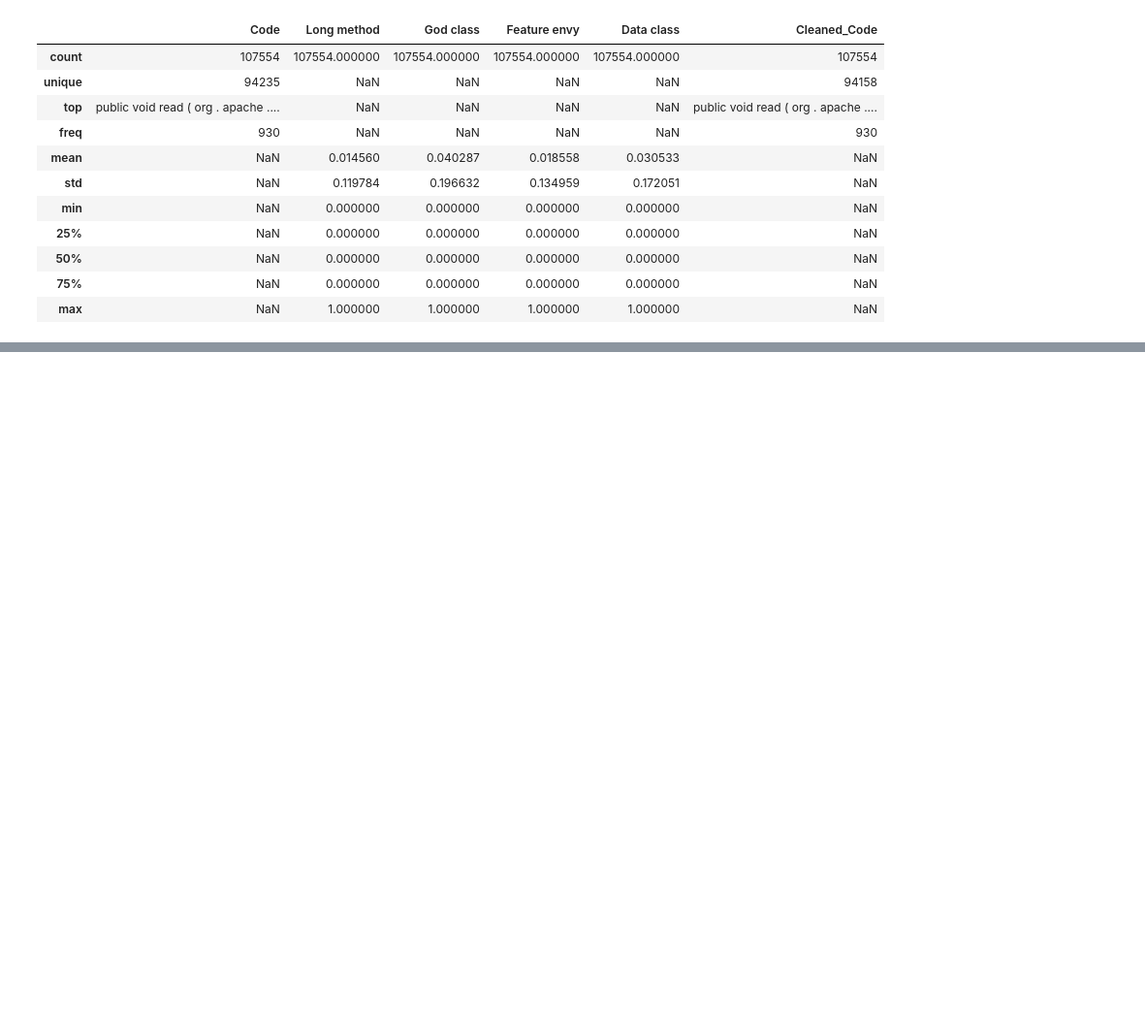
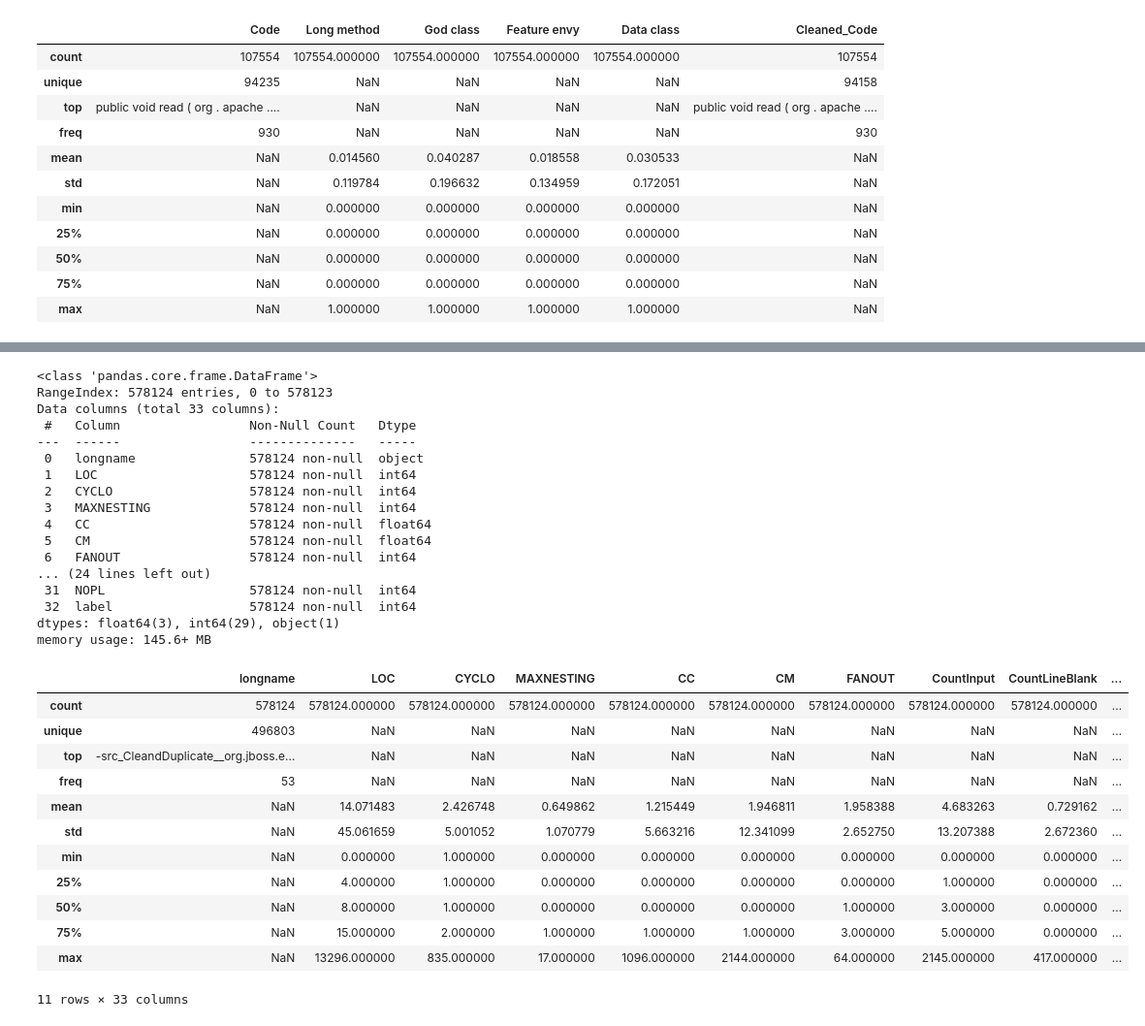
Before and after one commit to stdev33/goit-cp-code-smell-transformers, a Jupyter notebook: notebooks/analysis.ipynb, the cells around one changed output, grey strips where cells are left out. Shown at 97% size. Saved outputs shown, nothing was run; the diff lists cells and outputs as text; code cells hidden in the pictures; blank space fills up the shorter version.

Commit message:
import and prepare of CSQADataset to use with classic ML models

```diff
--- a/notebooks/analysis.ipynb
+++ b/notebooks/analysis.ipynb
@@ -192,0 +235,40 @@ memory usage: 4.9+ MB
+# %%
+import pandas as pd
+
+df_method = pd.read_csv('../data/raw/50169270_DS_Method/FeatureEnvy_CombinedAll_LabeledByMedian_Shuffled.csv')
+
+df_method.head()
+
+df_method.info()
+df_method.describe(include='all')
+# %% [output]
+<class 'pandas.core.frame.DataFrame'>
+RangeIndex: 578124 entries, 0 to 578123
+Data columns (total 33 columns):
+ #   Column                 Non-Null Count   Dtype
+---  ------                 --------------   -----
+ 0   longname               578124 non-null  object
+ 1   LOC                    578124 non-null  int64
+ 2   CYCLO                  578124 non-null  int64
+ 3   MAXNESTING             578124 non-null  int64
+ 4   CC                     578124 non-null  float64
+ 5   CM                     578124 non-null  float64
+ 6   FANOUT                 578124 non-null  int64
+... (24 lines left out)
+ 31  NOPL                   578124 non-null  int64
+ 32  label                  578124 non-null  int64
+dtypes: float64(3), int64(29), object(1)
+memory usage: 145.6+ MB
+|  | longname | LOC | CYCLO | MAXNESTING | CC | CM | FANOUT | CountInput | CountLineBlank | ... |
+| count | 578124 | 578124.000000 | 578124.000000 | 578124.000000 | 578124.000000 | 578124.000000 | 578124.000000 | 578124.000000 | 578124.000000 | ... |
+| unique | 496803 | NaN | NaN | NaN | NaN | NaN | NaN | NaN | NaN | ... |
+| top | -src_CleandDuplicate__org.jboss.e... | NaN | NaN | NaN | NaN | NaN | NaN | NaN | NaN | ... |
+| freq | 53 | NaN | NaN | NaN | NaN | NaN | NaN | NaN | NaN | ... |
+| mean | NaN | 14.071483 | 2.426748 | 0.649862 | 1.215449 | 1.946811 | 1.958388 | 4.683263 | 0.729162 | ... |
+| std | NaN | 45.061659 | 5.001052 | 1.070779 | 5.663216 | 12.341099 | 2.652750 | 13.207388 | 2.672360 | ... |
+| min | NaN | 0.000000 | 1.000000 | 0.000000 | 0.000000 | 0.000000 | 0.000000 | 0.000000 | 0.000000 | ... |
+| 25% | NaN | 4.000000 | 1.000000 | 0.000000 | 0.000000 | 0.000000 | 0.000000 | 1.000000 | 0.000000 | ... |
+| 50% | NaN | 8.000000 | 1.000000 | 0.000000 | 0.000000 | 0.000000 | 1.000000 | 3.000000 | 0.000000 | ... |
+| 75% | NaN | 15.000000 | 2.000000 | 1.000000 | 1.000000 | 1.000000 | 3.000000 | 5.000000 | 0.000000 | ... |
+| max | NaN | 13296.000000 | 835.000000 | 17.000000 | 1096.000000 | 2144.000000 | 64.000000 | 2145.000000 | 417.000000 | ... |
+11 rows × 33 columns
```
Also changed, not shown: parts of 6 cells of this notebook, 3 other files.
